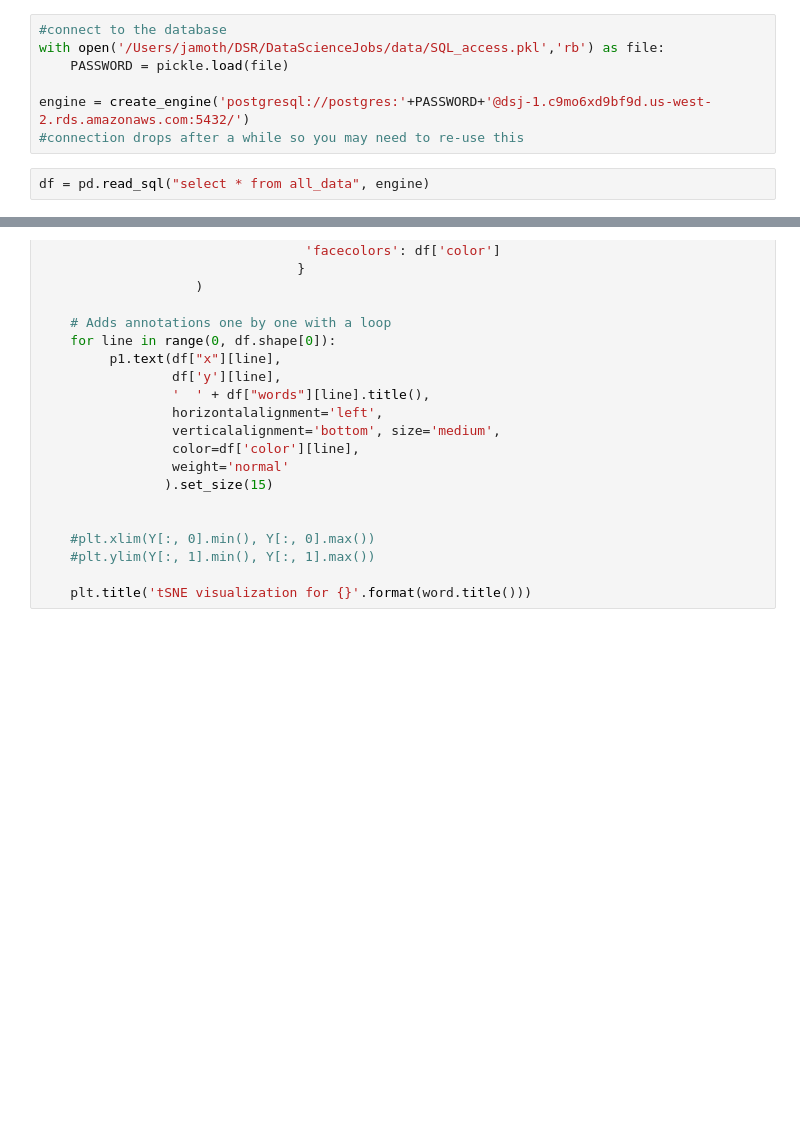
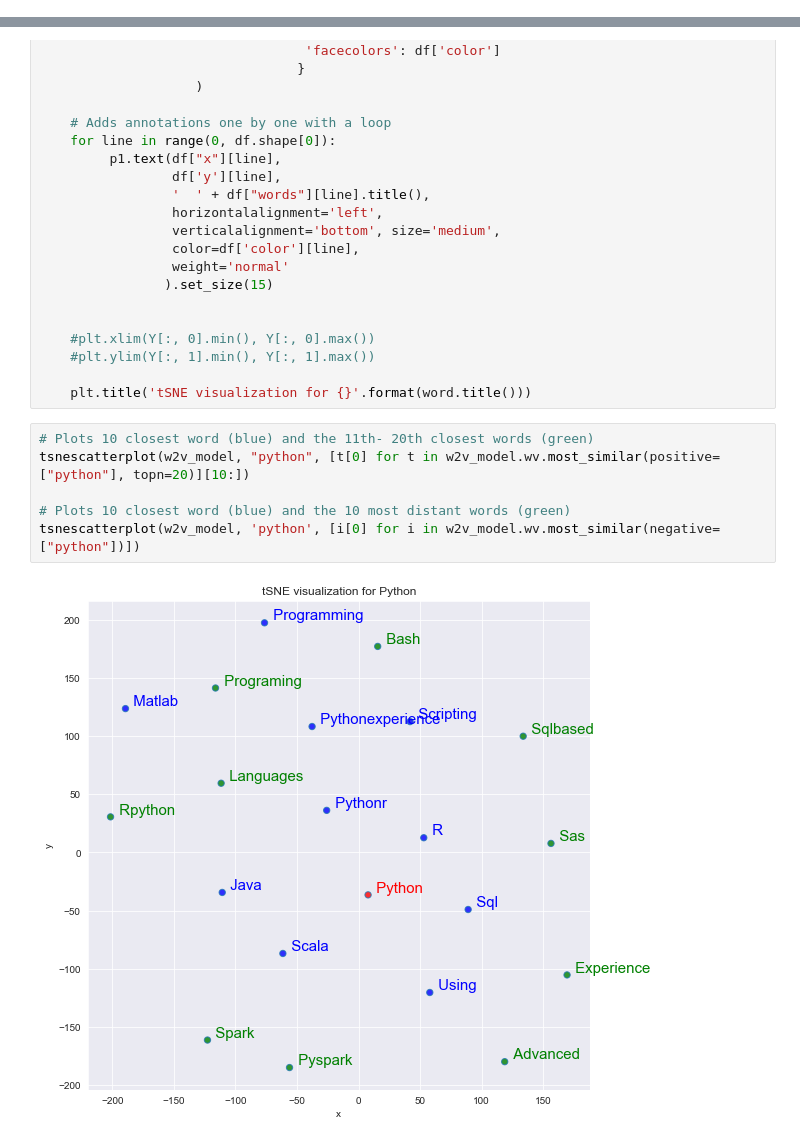
Before and after one commit to jamobe/DataScienceJobs, a Jupyter notebook: Cleaning/Word2Vec_visualize.ipynb, the cells around one changed output, grey strips where cells are left out. Drawn from its saved outputs; the diff is of its cells as text; blank space fills up the shorter version.

```diff
--- a/Cleaning/Word2Vec_visualize.ipynb
+++ b/Cleaning/Word2Vec_visualize.ipynb
@@ -15,9 +13,0 @@ import umap
-# %%
-#connect to the database
-with open('/Users/jamoth/DSR/DataScienceJobs/data/SQL_access.pkl','rb') as file:
-    PASSWORD = pickle.load(file)
-
-engine = create_engine('postgresql://postgres:'+PASSWORD+'@dsj-1.c9mo6xd9bf9d.us-west-2.rds.amazonaws.com:5432/')
-#connection drops after a while so you may need to re-use this
-# %%
-df = pd.read_sql("select * from all_data", engine)
@@ -120,3 +103,11 @@ def tsnescatterplot(model, word, list_names):
     #plt.ylim(Y[:, 1].min(), Y[:, 1].max())
 
     plt.title('tSNE visualization for {}'.format(word.title()))
+# %%
+# Plots 10 closest word (blue) and the 11th- 20th closest words (green)
+tsnescatterplot(w2v_model, "python", [t[0] for t in w2v_model.wv.most_similar(positive=["python"], topn=20)][10:])
+
+# Plots 10 closest word (blue) and the 10 most distant words (green)
+tsnescatterplot(w2v_model, 'python', [i[0] for i in w2v_model.wv.most_similar(negative=["python"])])
+# %% [output]
+[figure, added]
```
Also changed, not shown: parts of 9 cells of this notebook.
